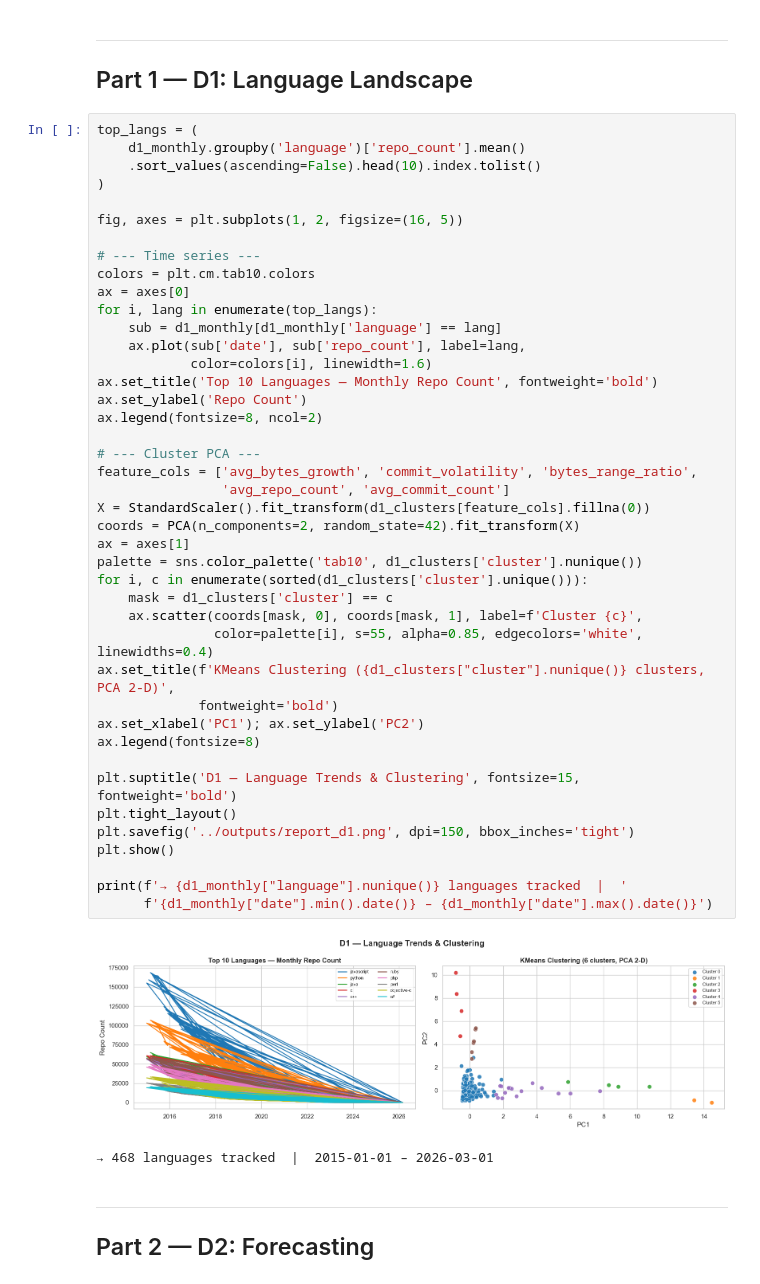
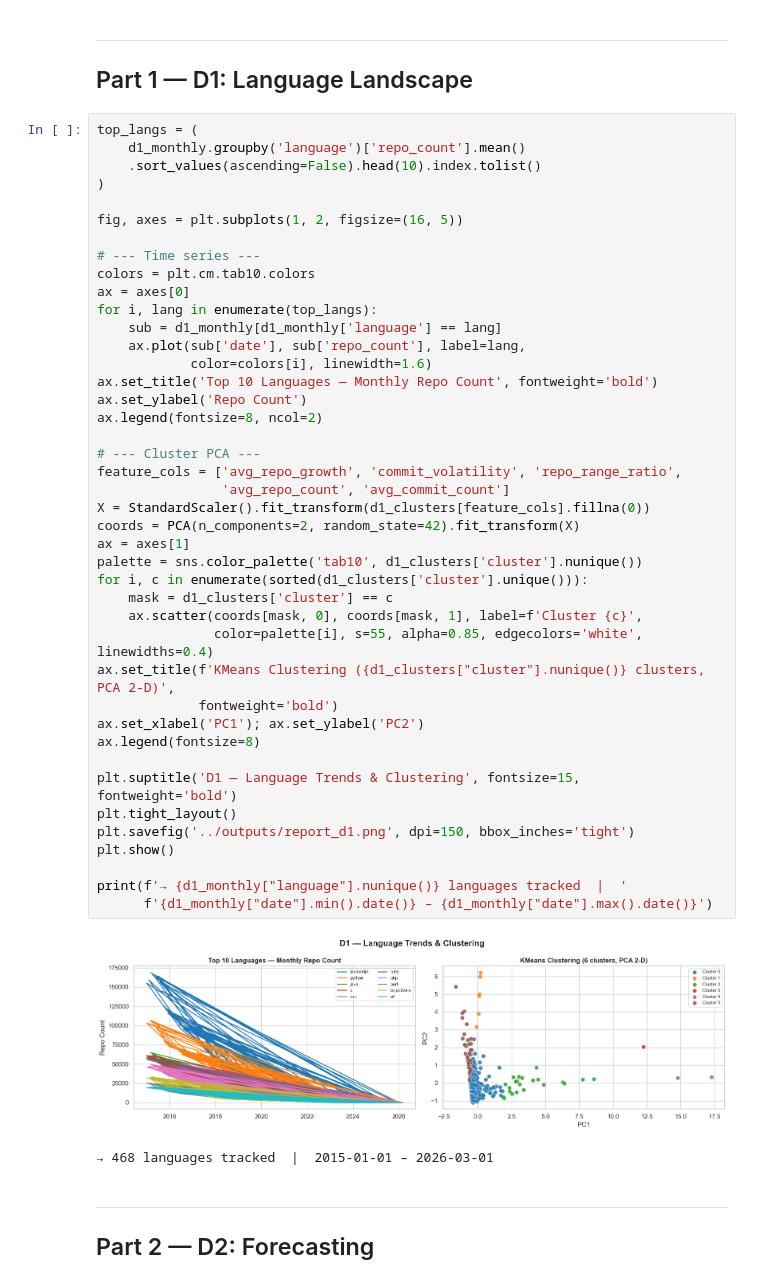
Before and after one commit to selin-bardakci/BigData-Github_Analysis, a Jupyter notebook: notebooks/Final_Report.ipynb, the cells around one changed output. Drawn from its saved outputs; the diff is of its cells as text.

```diff
--- a/notebooks/Final_Report.ipynb
+++ b/notebooks/Final_Report.ipynb
@@ -67,35 +67,35 @@ for i, lang in enumerate(top_langs):
     sub = d1_monthly[d1_monthly['language'] == lang]
     ax.plot(sub['date'], sub['repo_count'], label=lang,
             color=colors[i], linewidth=1.6)
 ax.set_title('Top 10 Languages — Monthly Repo Count', fontweight='bold')
 ax.set_ylabel('Repo Count')
 ax.legend(fontsize=8, ncol=2)
 
 # --- Cluster PCA ---
-feature_cols = ['avg_bytes_growth', 'commit_volatility', 'bytes_range_ratio',
+feature_cols = ['avg_repo_growth', 'commit_volatility', 'repo_range_ratio',
                 'avg_repo_count', 'avg_commit_count']
 X = StandardScaler().fit_transform(d1_clusters[feature_cols].fillna(0))
 coords = PCA(n_components=2, random_state=42).fit_transform(X)
 ax = axes[1]
 palette = sns.color_palette('tab10', d1_clusters['cluster'].nunique())
 for i, c in enumerate(sorted(d1_clusters['cluster'].unique())):
     mask = d1_clusters['cluster'] == c
     ax.scatter(coords[mask, 0], coords[mask, 1], label=f'Cluster {c}',
                color=palette[i], s=55, alpha=0.85, edgecolors='white', linewidths=0.4)
 ax.set_title(f'KMeans Clustering ({d1_clusters["cluster"].nunique()} clusters, PCA 2-D)',
              fontweight='bold')
 ax.set_xlabel('PC1'); ax.set_ylabel('PC2')
 ax.legend(fontsize=8)
 
 plt.suptitle('D1 — Language Trends & Clustering', fontsize=15, fontweight='bold')
 plt.tight_layout()
 plt.savefig('../outputs/report_d1.png', dpi=150, bbox_inches='tight')
 plt.show()
 
 print(f'→ {d1_monthly["language"].nunique()} languages tracked  |  '
       f'{d1_monthly["date"].min().date()} – {d1_monthly["date"].max().date()}')
 # %% [output]
-[figure, old version]
+[figure, new version]
 → 468 languages tracked  |  2015-01-01 – 2026-03-01
 # %% [markdown]
 ---
```
Also changed, not shown: parts of 4 cells of this notebook, 28 other files.
